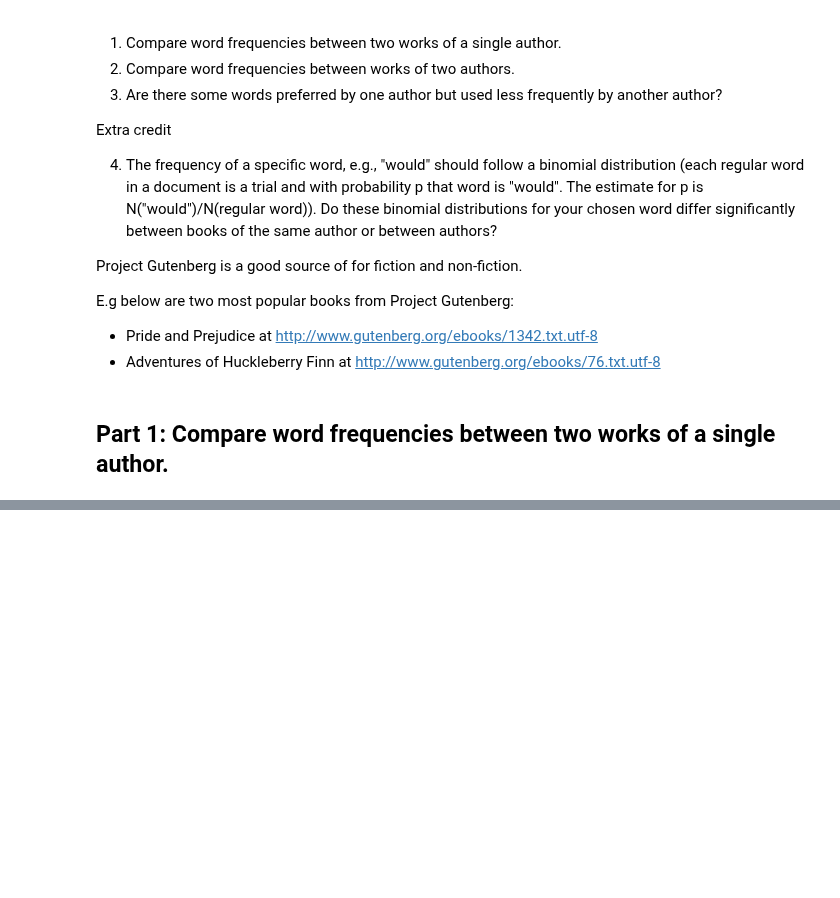
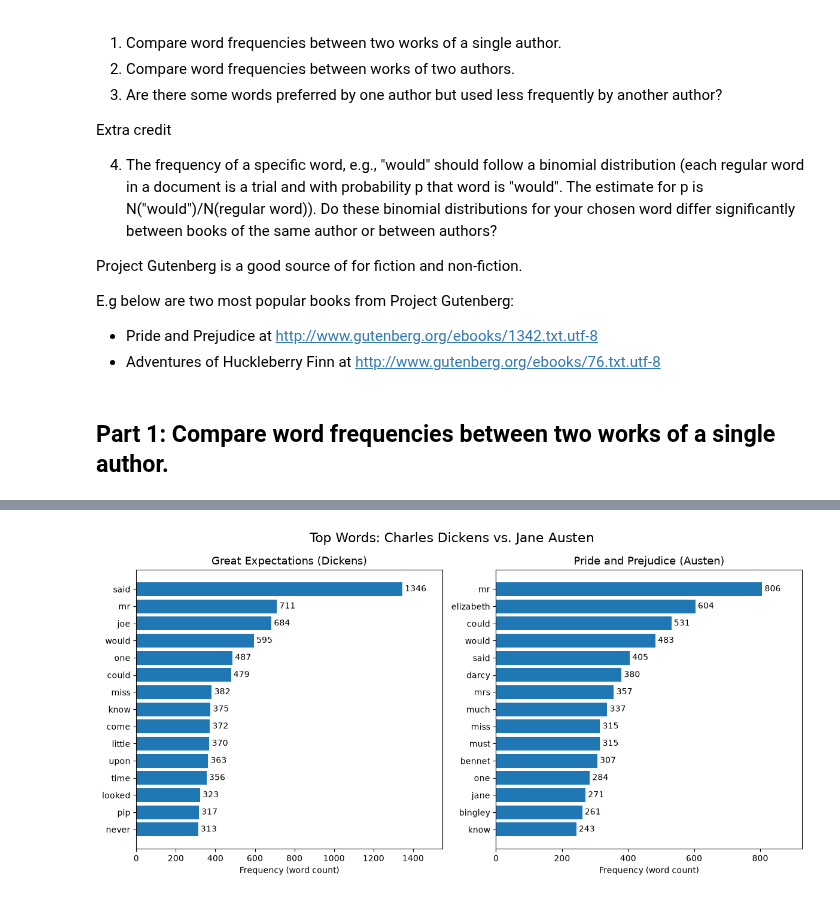
Before and after one commit to utk-cs445-fall26/MiniProject1, a Jupyter notebook: MiniProject1.ipynb, the cells around one changed output, grey strips where cells are left out. Saved outputs shown, nothing was run; the diff lists cells and outputs as text; code cells hidden in the pictures; blank space fills up the shorter version.

Commit message:
isolate functions into one cell and add part 2

```diff
--- a/MiniProject1.ipynb
+++ b/MiniProject1.ipynb
@@ -356,0 +365,13 @@ plot_word_frequencies(ge, ttc, 'Great Expectations', 'A Tale of Two Cities',
+# %%
+GREAT_EXPECTATIONS_LINK = 'https://www.gutenberg.org/cache/epub/1400/pg1400.txt'    # Charles Dickens
+PRIDE_PREJUDICE_LINK = 'https://www.gutenberg.org/cache/epub/1342/pg1342.txt'       # Jane Austen
+
+# Reuses clean_gutenberg_text / sorted_words_dict from Part 1
+ge2 = requests.get(GREAT_EXPECTATIONS_LINK)
+pp = requests.get(PRIDE_PREJUDICE_LINK)
+
+ge2 = clean_gutenberg_text(ge2.text)
+pp = clean_gutenberg_text(pp.text)
+
+ge2 = sorted_words_dict(ge2)
+pp = sorted_words_dict(pp)
@@ -356,0 +396,6 @@ plot_word_frequencies(ge, ttc, 'Great Expectations', 'A Tale of Two Cities',
+# %%
+# Reuses plot_word_frequencies from Part 1
+plot_word_frequencies(ge2, pp, 'Great Expectations (Dickens)', 'Pride and Prejudice (Austen)',
+                       'Top Words: Charles Dickens vs. Jane Austen')
+# %% [output]
+[figure, added]
```
Also changed, not shown: parts of 6 cells of this notebook.
